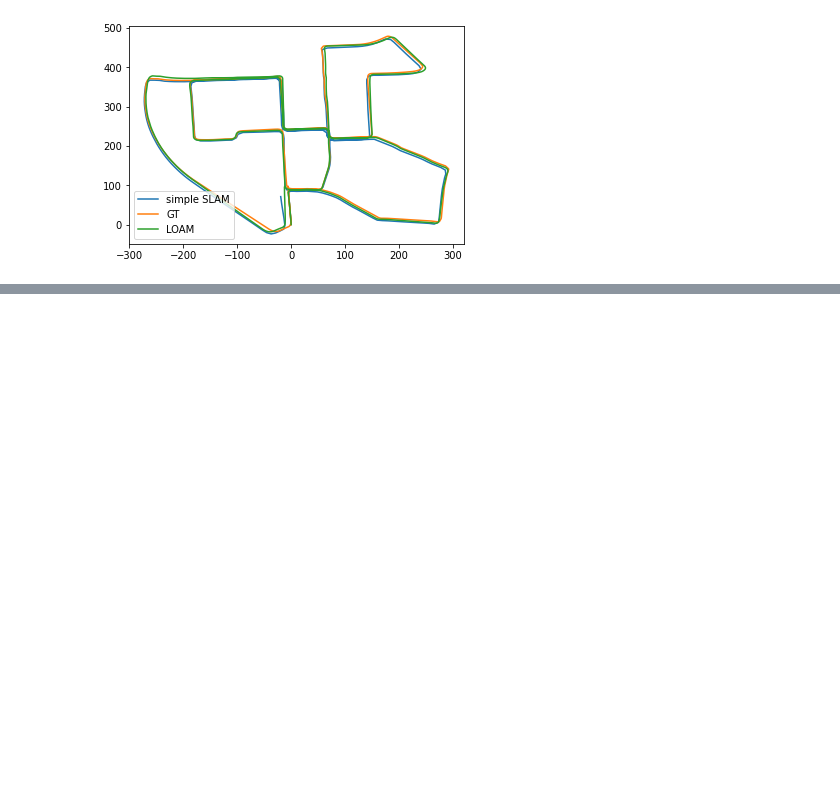
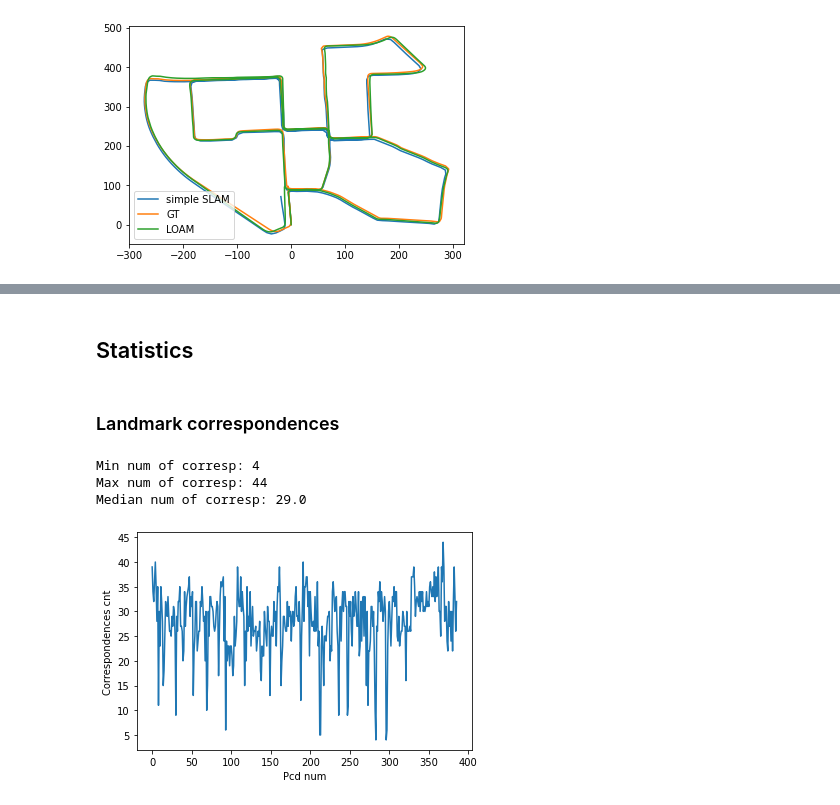
Before and after one commit to anastasiia-kornilova/lidar-slam-exp, a Jupyter notebook: SLAM_USIP_dist_assocoation/Keypoints SLAM.ipynb, the cells around one changed output, grey strips where cells are left out. Saved outputs shown, nothing was run; the diff lists cells and outputs as text; code cells hidden in the pictures; blank space fills up the shorter version.

Commit message:
Added statistics on num of correspondences and time eval

```diff
--- a/SLAM_USIP_dist_assocoation/Keypoints SLAM.ipynb
+++ b/SLAM_USIP_dist_assocoation/Keypoints SLAM.ipynb
@@ -238,0 +206,38 @@ for i, filename in enumerate(keypoint_files[:-1]):
+# %%
+calib_T = np.linalg.inv(np.array([4.276802385584e-04, -9.999672484946e-01, -8.084491683471e-03, -1.198459927713e-02,
+                    -7.210626507497e-03, 8.081198471645e-03, -9.999413164504e-01, -5.403984729748e-02,
+                    9.999738645903e-01, 4.859485810390e-04, -7.206933692422e-03, -2.921968648686e-01,
+                   0, 0, 0, 1]).reshape(4, 4))
+
+keypoint_files = os.listdir(KEYPOINTS_PATH)
+keypoint_files.sort()
+slam = UsipSLAM(optimization_step=150)
+
+
+start_time = time.time()
+times = []
+
+prev_T = np.eye(4)
+for i, filename in enumerate(keypoint_files[:-1]):
+    idx = filename.split('.')[0]
+    keypoints = transform_array(get_point_cloud(KEYPOINTS_PATH + idx + '.bin', is_keypoint=True), calib_T)
+
+    T_t = quat_to_transform(loam_odom[int(idx)])
+    slam.add_state(np.linalg.inv(prev_T) @ T_t, keypoints)
+    times.append(time.time() - start_time)
+
+    prev_T = T_t
+
+    if i % 20 == 0:
+        poses = slam.get_poses()
+        clear_output(True)
+        pos_x = []
+        pos_y = []
+        for i in range(len(poses)):
+            pos_x.append(-poses[i][1])
+            pos_y.append(poses[i][0])
+
+        plt.plot(pos_x, pos_y, label='Simple SLAM')
+        plt.plot(loam_odom_x, loam_odom_y, label='LOAM')
+        plt.legend()
+        plt.show()
@@ -257,0 +262,22 @@ plt.savefig(MAP + '_res.png')
+# %% [markdown]
+## Statistics
+# %% [markdown]
+### Landmark correspondences
+# %%
+import statistics
+
+print('Min num of corresp: {0}'.format(min(slam.corres_cnt)))
+print('Max num of corresp: {0}'.format(max(slam.corres_cnt)))
+print('Median num of corresp: {0}'
+      .format(statistics.median(slam.corres_cnt)))
+# %% [output]
+Min num of corresp: 4
+Max num of corresp: 44
+Median num of corresp: 29.0
+# %%
+plt.plot(slam.corres_cnt)
+plt.xlabel('Pcd num')
+plt.ylabel('Correspondences cnt')
+plt.show()
+# %% [output]
+[figure, added]
```
Also changed, not shown: parts of 7 cells of this notebook.
